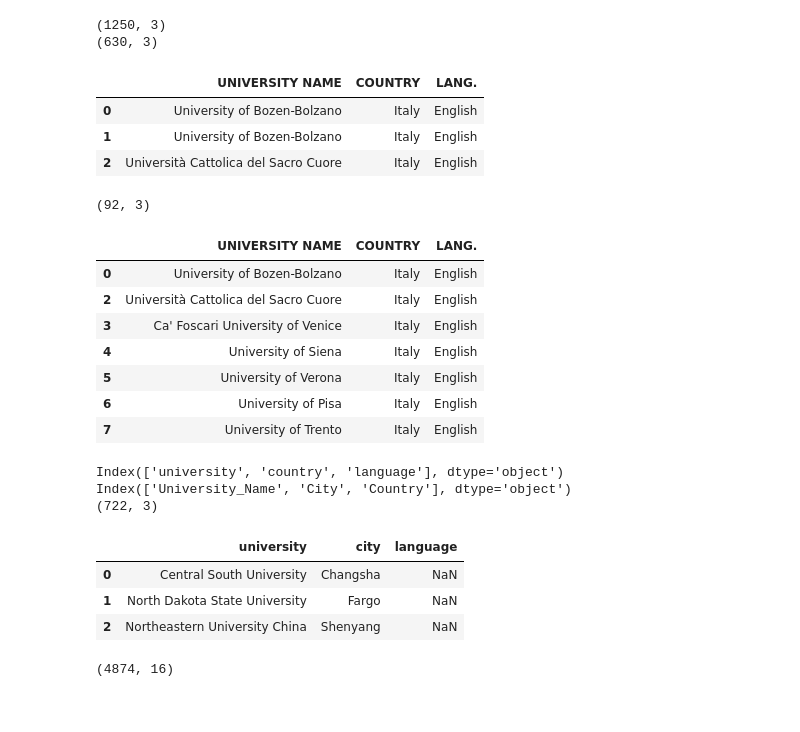
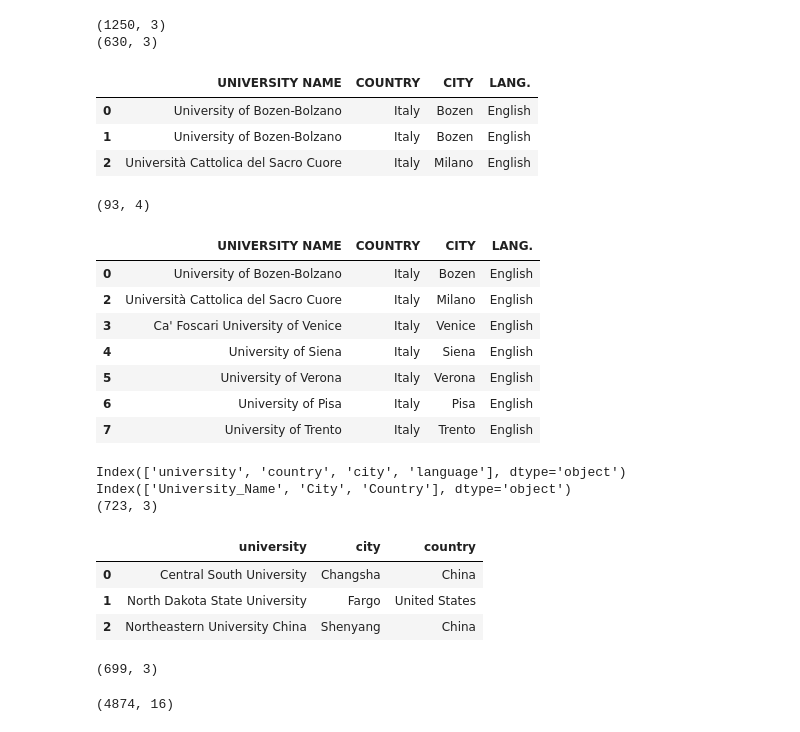
Before and after one commit to OGnTn/datavis_project, a Jupyter notebook: src/processing.ipynb, the cells around one changed output. Drawn from its saved outputs; the diff is of its cells as text; code cells hidden in the pictures.

```diff
--- a/src/processing.ipynb
+++ b/src/processing.ipynb
@@ -149,28 +150,28 @@ print(df_universities.shape)
 (630, 3)
 # %%
 #Drop all columns except for university name, country, city, lang., and tuition/semester
-df_masters = df_masters[['UNIVERSITY NAME', 'COUNTRY', 'LANG.']]
+df_masters = df_masters[['UNIVERSITY NAME', 'COUNTRY', 'CITY', 'LANG.']]
 df_masters.head(3)
 # %% [output]
-|  | UNIVERSITY NAME | COUNTRY | LANG. |
-| 0 | University of Bozen-Bolzano | Italy | English |
-| 1 | University of Bozen-Bolzano | Italy | English |
-| 2 | Università Cattolica del Sacro Cuore | Italy | English |
+|  | UNIVERSITY NAME | COUNTRY | CITY | LANG. |
+| 0 | University of Bozen-Bolzano | Italy | Bozen | English |
+| 1 | University of Bozen-Bolzano | Italy | Bozen | English |
+| 2 | Università Cattolica del Sacro Cuore | Italy | Milano | English |
 # %%
 #drop duplicates
 df_masters.drop_duplicates(inplace=True)
 print(df_masters.shape)
 df_masters.head(7)
 # %% [output]
-(92, 3)
+(93, 4)
-|  | UNIVERSITY NAME | COUNTRY | LANG. |
-| 0 | University of Bozen-Bolzano | Italy | English |
-| 2 | Università Cattolica del Sacro Cuore | Italy | English |
-| 3 | Ca' Foscari University of Venice | Italy | English |
-| 4 | University of Siena | Italy | English |
-| 5 | University of Verona | Italy | English |
-| 6 | University of Pisa | Italy | English |
-| 7 | University of Trento | Italy | English |
+|  | UNIVERSITY NAME | COUNTRY | CITY | LANG. |
+| 0 | University of Bozen-Bolzano | Italy | Bozen | English |
+| 2 | Università Cattolica del Sacro Cuore | Italy | Milano | English |
+| 3 | Ca' Foscari University of Venice | Italy | Venice | English |
+| 4 | University of Siena | Italy | Siena | English |
+| 5 | University of Verona | Italy | Verona | English |
+| 6 | University of Pisa | Italy | Pisa | English |
+| 7 | University of Trento | Italy | Trento | English |
 # %%
 #renaming columns
 df_masters.rename(columns={'UNIVERSITY NAME': 'university', 'COUNTRY': 'country', 'CITY': 'city', 'LANG.': 'language'}, inplace=True)
@@ -185,15 +186,21 @@ print(df_universities.columns)
 df_universities.rename(columns={'University_Name': 'university', 'Country': 'country', 'City': 'city', 'LANG.': 'language'}, inplace=True)
 df_universities.head(3)
 df_merged = pd.concat([df_universities, df_masters])
-df_merged = df_merged[['university', 'city', 'language']]
+df_merged = df_merged[['university', 'city', 'country']]
 
 print(df_merged.shape)
 df_merged.head(3)
 # %% [output]
-Index(['university', 'country', 'language'], dtype='object')
+Index(['university', 'country', 'city', 'language'], dtype='object')
 Index(['University_Name', 'City', 'Country'], dtype='object')
-(722, 3)
+(723, 3)
-|  | university | city | language |
-| 0 | Central South University | Changsha | NaN |
-| 1 | North Dakota State University | Fargo | NaN |
-| 2 | Northeastern University China | Shenyang | NaN |
+|  | university | city | country |
+| 0 | Central South University | Changsha | China |
+| 1 | North Dakota State University | Fargo | United States |
+| 2 | Northeastern University China | Shenyang | China |
+# %%
+#drop merged duplicates
+df_merged.drop_duplicates(inplace=True)
+print(df_merged.shape)
+# %% [output]
+(699, 3)
```
Also changed, not shown: parts of 9 cells of this notebook, 4 other files.
